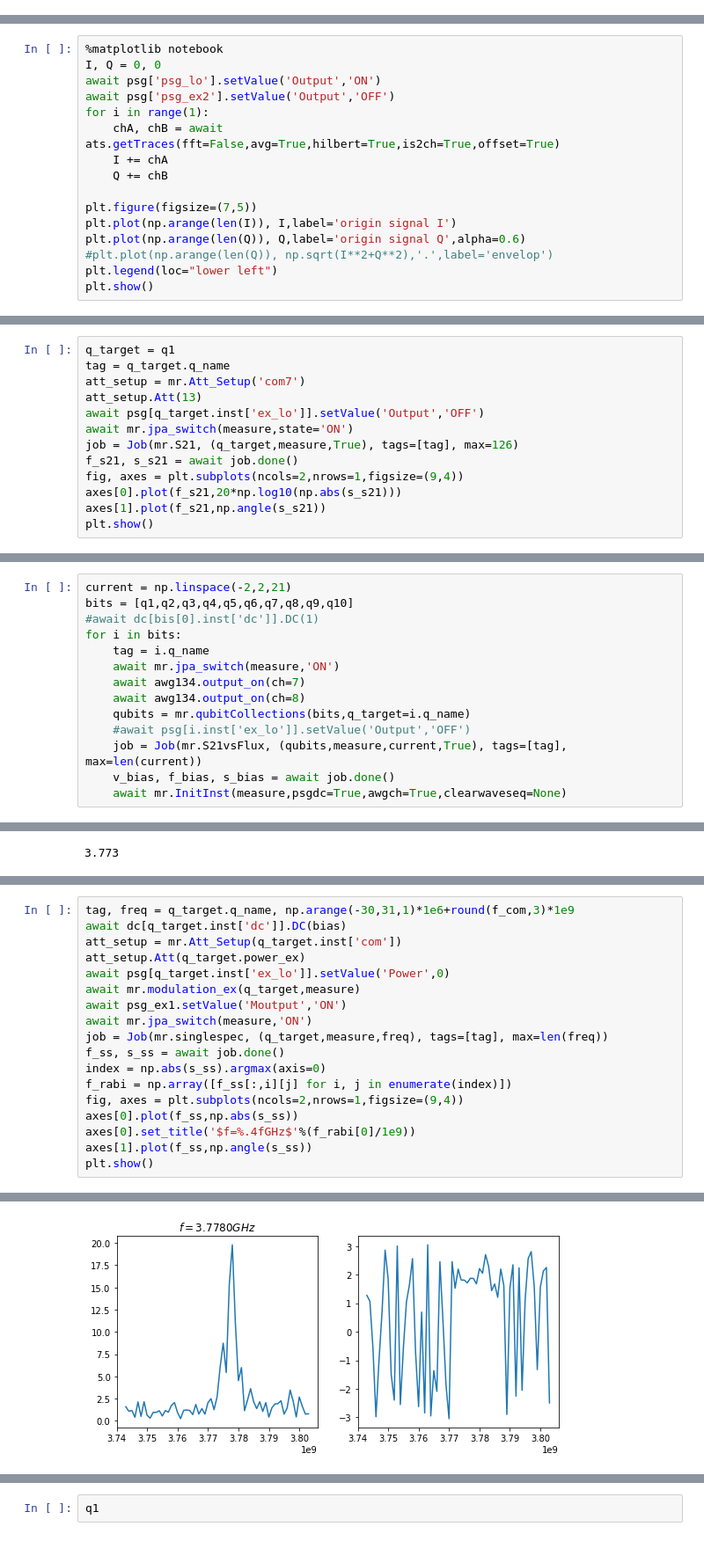
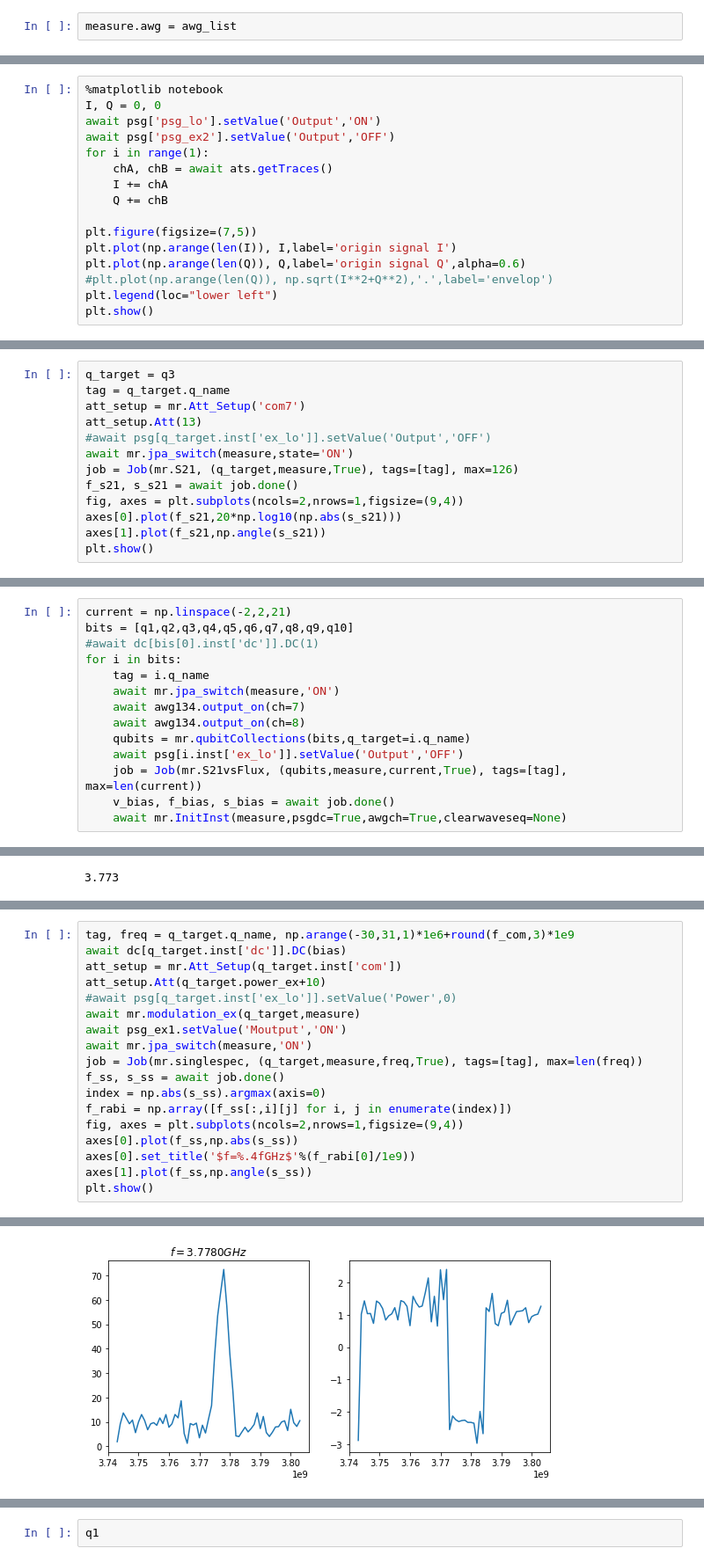
Before and after one commit to zhaoshoukuan/-ipynb, a Jupyter notebook: qw20.ipynb, the cells around one changed output, grey strips where cells are left out. Shown at 88% size. Cells and saved outputs as stored; diff of their text form.

```diff
--- a/qw20.ipynb
+++ b/qw20.ipynb
@@ -117,6 +122,8 @@ awg_list = {'awg131':awg131,'awg132':awg132,'awg133':awg134,'awg134':awg133,'awg
 ## 测量类
 # %%
 measure = mr.common(f_cavity,ats,dc,psg,awg_list,jpa)
+# %%
+measure.awg = awg_list
 # %%
 await mr.awgSync(measure)
 # %% [markdown]
@@ -176,7 +179,7 @@ I, Q = 0, 0
 await psg['psg_lo'].setValue('Output','ON')
 await psg['psg_ex2'].setValue('Output','OFF')
 for i in range(1):
-    chA, chB = await ats.getTraces(fft=False,avg=True,hilbert=True,is2ch=True,offset=True)
+    chA, chB = await ats.getTraces()
     I += chA
     Q += chB
 
@@ -235,11 +240,11 @@ qubit(q_name='q1', inst={'dc': 'dc05', 'z_awg': 'awg131', 'z_ch': 1, 'ex_awg': '
 # %%
 qubits = mr.qubitCollections([q1,q2,q3,q4,q5,q6,q7,q8,q9,q10])
 # %%
-q_target = q1
+q_target = q3
 tag = q_target.q_name
 att_setup = mr.Att_Setup('com7')
 att_setup.Att(13)
-await psg[q_target.inst['ex_lo']].setValue('Output','OFF')
+#await psg[q_target.inst['ex_lo']].setValue('Output','OFF')
 await mr.jpa_switch(measure,state='ON')
 job = Job(mr.S21, (q_target,measure,True), tags=[tag], max=126)
 f_s21, s_s21 = await job.done()
@@ -265,7 +274,7 @@ for i in bits:
     await awg134.output_on(ch=7)
     await awg134.output_on(ch=8)
     qubits = mr.qubitCollections(bits,q_target=i.q_name)
-    #await psg[i.inst['ex_lo']].setValue('Output','OFF')
+    await psg[i.inst['ex_lo']].setValue('Output','OFF')
     job = Job(mr.S21vsFlux, (qubits,measure,current,True), tags=[tag], max=len(current))
     v_bias, f_bias, s_bias = await job.done()
     await mr.InitInst(measure,psgdc=True,awgch=True,clearwaveseq=None)
@@ -317,25 +325,25 @@ qubit(q_name='q1', inst={'dc': 'dc05', 'z_awg': 'awg131', 'z_ch': 1, 'ex_awg': '
 # %%
 tag, freq = q_target.q_name, np.arange(-30,31,1)*1e6+round(f_com,3)*1e9
 await dc[q_target.inst['dc']].DC(bias)
 att_setup = mr.Att_Setup(q_target.inst['com'])
-att_setup.Att(q_target.power_ex)
-await psg[q_target.inst['ex_lo']].setValue('Power',0)
+att_setup.Att(q_target.power_ex+10)
+#await psg[q_target.inst['ex_lo']].setValue('Power',0)
 await mr.modulation_ex(q_target,measure)
 await psg_ex1.setValue('Moutput','ON')
 await mr.jpa_switch(measure,'ON')
-job = Job(mr.singlespec, (q_target,measure,freq), tags=[tag], max=len(freq))
+job = Job(mr.singlespec, (q_target,measure,freq,True), tags=[tag], max=len(freq))
 f_ss, s_ss = await job.done()
 index = np.abs(s_ss).argmax(axis=0)
 f_rabi = np.array([f_ss[:,i][j] for i, j in enumerate(index)])
 fig, axes = plt.subplots(ncols=2,nrows=1,figsize=(9,4))
 axes[0].plot(f_ss,np.abs(s_ss))
 axes[0].set_title('$f=%.4fGHz$'%(f_rabi[0]/1e9))
 axes[1].plot(f_ss,np.angle(s_ss))
 plt.show()
 # %% [output]
 com11 open...
 DS Instruments,DAT64H,374,V9.10
 ATT 25.0
 [interactive output not drawn]
-[figure, old version]
+[figure, new version]
 # %%
```
Also changed, not shown: parts of 61 cells of this notebook, 2 other files.
